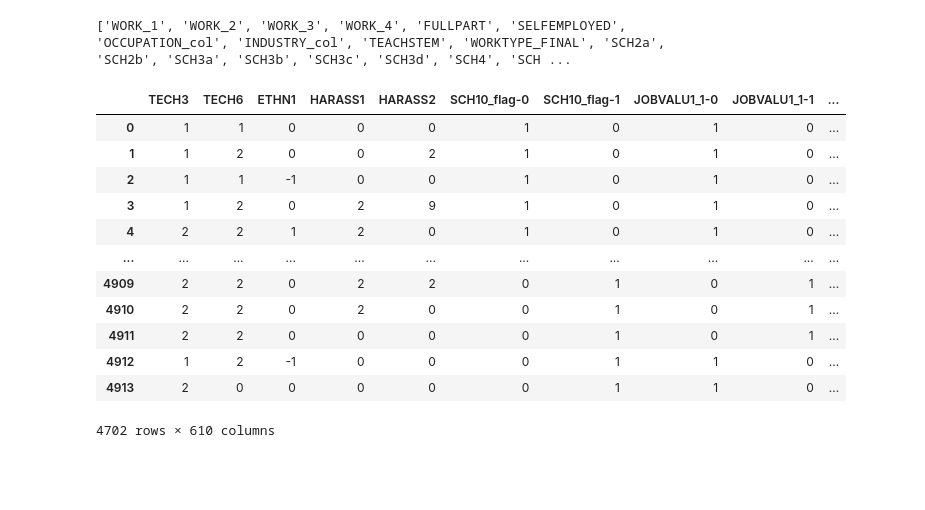
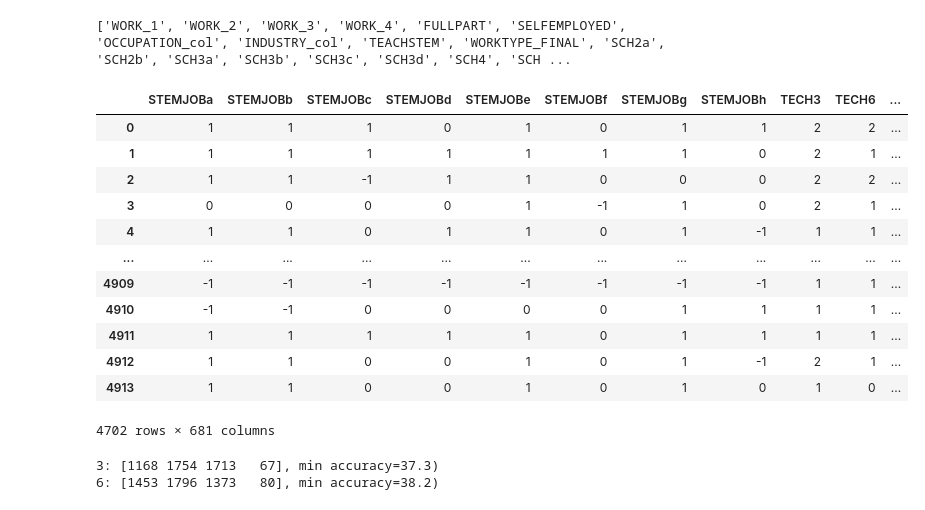
Before and after one commit to kyledmiller/qiskit_hackathon_2021, a Jupyter notebook: process_data_all.ipynb, the cells around one changed output. Drawn from its saved outputs; the diff is of its cells as text; code cells hidden in the pictures; blank space fills up the shorter version.

```diff
--- a/process_data_all.ipynb
+++ b/process_data_all.ipynb
@@ -34,5 +18,6 @@ df
 # %%
 ### Purge empty values and 9s
 # df = df.astype(float) # change to float so we can insert nans (mark for removal)
-df = df.replace([' ', '', 9],[np.nan, np.nan, np.nan])
-df = df.interpolate()
+df = df.replace([' ', '', 9],[np.nan, np.nan, 9])
+df = df.interpolate(method='pad')
+# df
@@ -63,44 +61,62 @@ df
 ### Cast everything as integers (empty --> NaN)
 df = df.astype(int)
 
 ### Remapping values for columns with valuable adjacency
-adj_cols = ['ETHN1', 'HARASS1', 'HARASS2']
+adj_cols = ['ETHN1', 'HARASS1', 'HARASS2', 'STEMJOBa', 'STEMJOBb', 'STEMJOBc', 'STEMJOBd',
+            'STEMJOBe', 'STEMJOBf', 'STEMJOBg', 'STEMJOBh']
+
 df.replace({'ETHN1':{1:1, 2:-1, 3:0}}, inplace=True)
 df.replace({'HARASS1':{1:2, 2:1, 3:0}}, inplace=True)
 df.replace({'HARASS2':{1:2, 2:1, 3:0}}, inplace=True)
+df.replace({'STEMJOBa':{1:1, 2:-1, 3:0}}, inplace=True)
+df.replace({'STEMJOBb':{1:1, 2:-1, 3:0}}, inplace=True)
+df.replace({'STEMJOBc':{1:1, 2:-1, 3:0}}, inplace=True)
+df.replace({'STEMJOBd':{1:1, 2:-1, 3:0}}, inplace=True)
+df.replace({'STEMJOBe':{1:1, 2:-1, 3:0}}, inplace=True)
+df.replace({'STEMJOBf':{1:1, 2:-1, 3:0}}, inplace=True)
+df.replace({'STEMJOBg':{1:1, 2:-1, 3:0}}, inplace=True)
+df.replace({'STEMJOBh':{1:1, 2:-1, 3:0}}, inplace=True)
 
 ### Remapping values for label columns
 label_cols = ['TECH3', 'TECH6']
 df.replace({'TECH3':{1:2, 2:1, 3:0}}, inplace=True)
 df.replace({'TECH6':{1:2, 2:1, 3:0}}, inplace=True)
 
 ### Creating 1hot encoding for the rest
 onehot_cols = [elem for elem in df.columns if elem not in adj_cols+label_cols]
 print(onehot_cols)
 
 for col in onehot_cols:
     values = set(df[col])
     for value in values:
         df[f'{col}-{value}'] = [1 if elem == value else 0 for elem in df[col]]
 
 df.drop(columns=onehot_cols, inplace=True)
 
 ### Export data to CSV
 df.to_csv('data/stem_processed_all.csv', index=False)
 
 df
 # %% [output]
 ['WORK_1', 'WORK_2', 'WORK_3', 'WORK_4', 'FULLPART', 'SELFEMPLOYED', 'OCCUPATION_col', 'INDUSTRY_col', 'TEACHSTEM', 'WORKTYPE_FINAL', 'SCH2a', 'SCH2b', 'SCH3a', 'SCH3b', 'SCH3c', 'SCH3d', 'SCH4', 'SCH ...
-|  | TECH3 | TECH6 | ETHN1 | HARASS1 | HARASS2 | SCH10_flag-0 | SCH10_flag-1 | JOBVALU1_1-0 | JOBVALU1_1-1 | ... |
-| 0 | 1 | 1 | 0 | 0 | 0 | 1 | 0 | 1 | 0 | ... |
-| 1 | 1 | 2 | 0 | 0 | 2 | 1 | 0 | 1 | 0 | ... |
-| 2 | 1 | 1 | -1 | 0 | 0 | 1 | 0 | 1 | 0 | ... |
-| 3 | 1 | 2 | 0 | 2 | 9 | 1 | 0 | 1 | 0 | ... |
-| 4 | 2 | 2 | 1 | 2 | 0 | 1 | 0 | 1 | 0 | ... |
-| ... | ... | ... | ... | ... | ... | ... | ... | ... | ... | ... |
-| 4909 | 2 | 2 | 0 | 2 | 2 | 0 | 1 | 0 | 1 | ... |
-| 4910 | 2 | 2 | 0 | 2 | 0 | 0 | 1 | 0 | 1 | ... |
-| 4911 | 2 | 2 | 0 | 0 | 0 | 0 | 1 | 0 | 1 | ... |
-| 4912 | 1 | 2 | -1 | 0 | 0 | 0 | 1 | 1 | 0 | ... |
-| 4913 | 2 | 0 | 0 | 0 | 0 | 0 | 1 | 1 | 0 | ... |
+|  | STEMJOBa | STEMJOBb | STEMJOBc | STEMJOBd | STEMJOBe | STEMJOBf | STEMJOBg | STEMJOBh | TECH3 | TECH6 | ... |
+| 0 | 1 | 1 | 1 | 0 | 1 | 0 | 1 | 1 | 2 | 2 | ... |
+| 1 | 1 | 1 | 1 | 1 | 1 | 1 | 1 | 0 | 2 | 1 | ... |
+| 2 | 1 | 1 | -1 | 1 | 1 | 0 | 0 | 0 | 2 | 2 | ... |
+| 3 | 0 | 0 | 0 | 0 | 1 | -1 | 1 | 0 | 2 | 1 | ... |
+| 4 | 1 | 1 | 0 | 1 | 1 | 0 | 1 | -1 | 1 | 1 | ... |
+| ... | ... | ... | ... | ... | ... | ... | ... | ... | ... | ... | ... |
+| 4909 | -1 | -1 | -1 | -1 | -1 | -1 | -1 | -1 | 1 | 1 | ... |
+| 4910 | -1 | -1 | 0 | 0 | 0 | 0 | 1 | 1 | 1 | 1 | ... |
+| 4911 | 1 | 1 | 1 | 1 | 1 | 0 | 1 | 1 | 1 | 1 | ... |
+| 4912 | 1 | 1 | 0 | 0 | 1 | 0 | 1 | -1 | 2 | 1 | ... |
+| 4913 | 1 | 1 | 0 | 0 | 1 | 0 | 1 | 0 | 1 | 0 | ... |
-4702 rows × 610 columns
+4702 rows × 681 columns
+# %%
+unique, counts = np.unique(df.TECH3, return_counts=True)
+print(f'3: {counts}, min accuracy={np.round(1000*max(counts)/sum(counts))/10})')
+unique, counts = np.unique(df.TECH6, return_counts=True)
+print(f'6: {counts}, min accuracy={np.round(1000*max(counts)/sum(counts))/10})')
+# %% [output]
+3: [1168 1754 1713   67], min accuracy=37.3)
+6: [1453 1796 1373   80], min accuracy=38.2)
```
Also changed, not shown: parts of 5 cells of this notebook, 3 other files.
